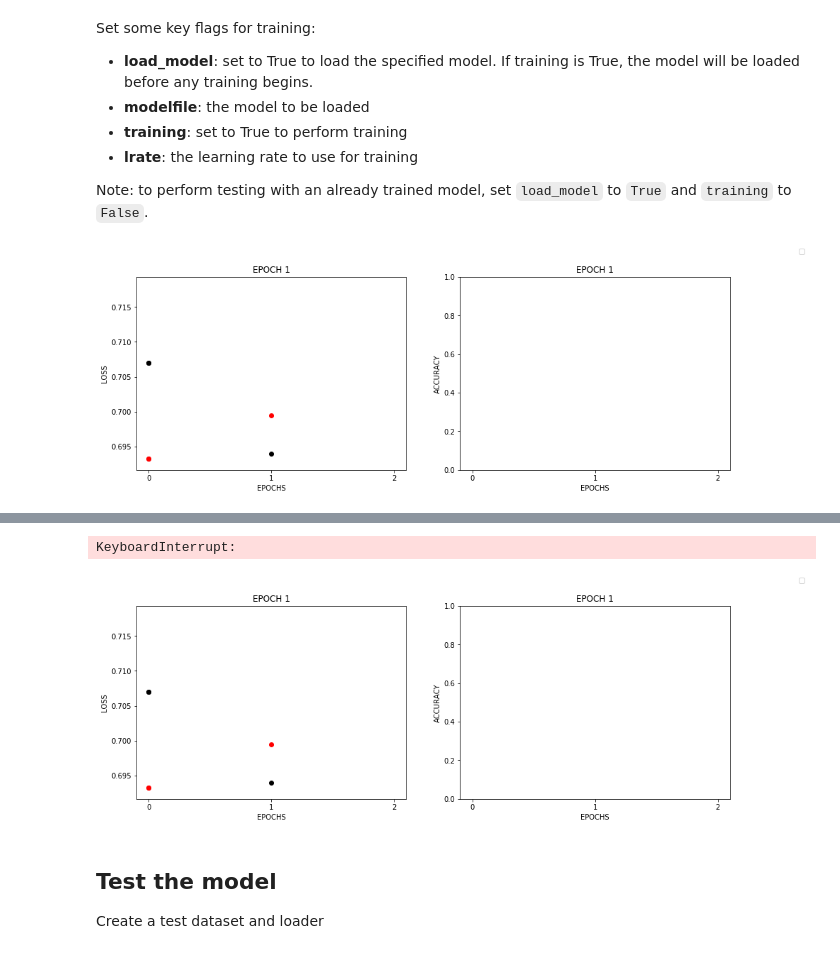
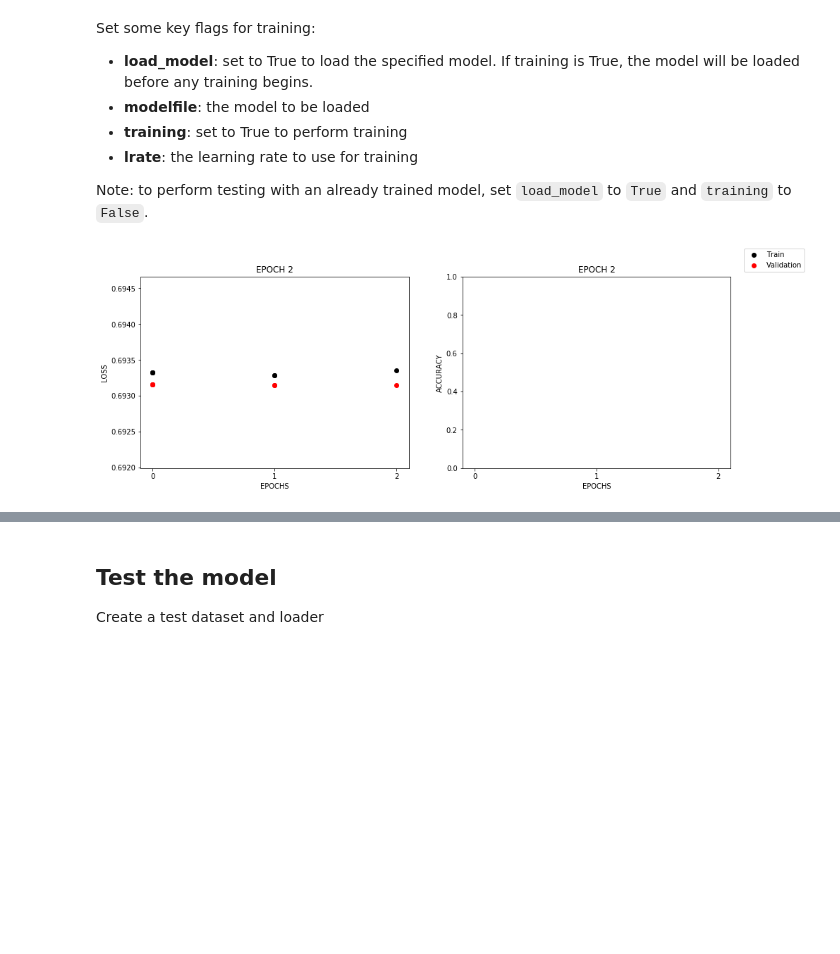
Before and after one commit to gondiaz/uscnncourse, a Jupyter notebook: next/NEXT_classification.ipynb, the cells around one changed output, grey strips where cells are left out. Drawn from its saved outputs; the diff is of its cells as text; code cells hidden in the pictures; blank space fills up the shorter version.

Commit message:
Improve plot function

```diff
--- a/next/NEXT_classification.ipynb
+++ b/next/NEXT_classification.ipynb
@@ -385,13 +381,24 @@ def plot():
     ax1.set_xlim([-0.1, epochs-1 + 0.1])
     ax0.set_xticks(range(0, epochs))
     ax1.set_xticks(range(0, epochs))
-    return fig, ax0, ax1
+
+    x = np.arange(epochs)
+    train_losses = np.full(len(x), np.nan)
+    val_losses   = np.full(len(x), np.nan)
+
+    # Loss plot
+    ax0.set_title(f"EPOCH {epoch}")
+    ax0.scatter(x, train_losses, c="black", label="Train")
+    ax0.scatter(x, val_losses  , c="red"  , label="Validation")
+
+    # Accuracy plot
+    ax1.set_title(f"EPOCH {epoch}")
+    #### add accuracy plot ###
+
+    fig.legend()
+    return fig, ax0, ax1, x, train_losses, val_losses
 # %%
-x = np.arange(epochs)
-train_losses = np.full(len(x), np.nan)
-val_losses   = np.full(len(x), np.nan)
-fig, ax0, ax1 = plot()
-
+fig, ax0, ax1, x, train_losses, val_losses = plot()
 
 # Create your net
 model = Net()
@@ -407,33 +414,32 @@ if (CUDA_enabled):
 if (load_model):
     model.load_state_dict(torch.load(modelfile))
     model.eval()
 
 # Train the model.
 if (training):
     for epoch in range(0, epochs):
         model.train()
         losses_epoch = train()
         train_losses[epoch] = np.mean(losses_epoch)
         with torch.no_grad():
             model.eval()
             losses_epoch = val()
             val_losses[epoch] = np.mean(losses_epoch)
 
         # save model in epoch
         torch.save(model.state_dict(), f"{modelsdir}/model_NEXT_{epoch}.pt")
 
-        # update plot
+        ##### UPDATE PLOT #####
         ax0.set_title(f"EPOCH {epoch}")
         ax0.scatter(x, train_losses, c="black", label="Train")
         ax0.scatter(x, val_losses  , c="red"  , label="Validation")
 
         ax1.set_title(f"EPOCH {epoch}")
         ###### add accurary plot #####
 
-        fig.legend()
         display.clear_output(wait=True)
         display.display(fig)
 
 display.clear_output()
 # %% [output]
-[figure, old version]
+[figure, new version]
@@ -445,5 +446,3 @@ Train Epoch: 2 [08000/10000 (80%)]       Loss: 0.694816
-KeyboardInterrupt:
-[figure, removed]
 # %% [markdown]
 ## Test the model
 Create a test dataset and loader
```
Also changed, not shown: parts of 3 cells of this notebook.
